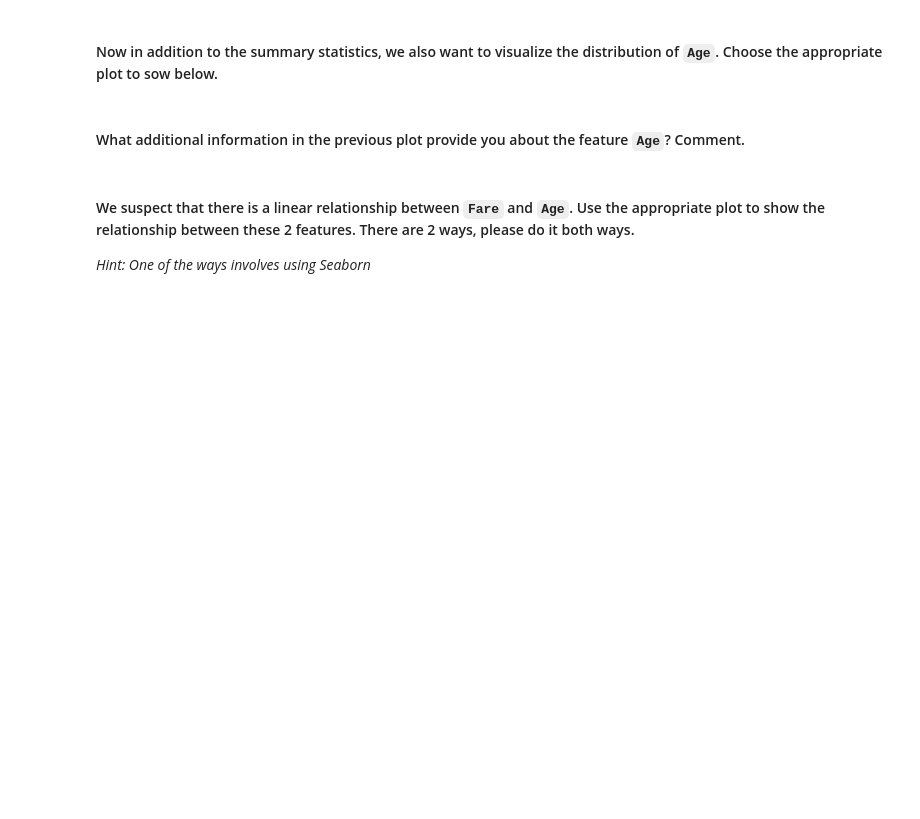
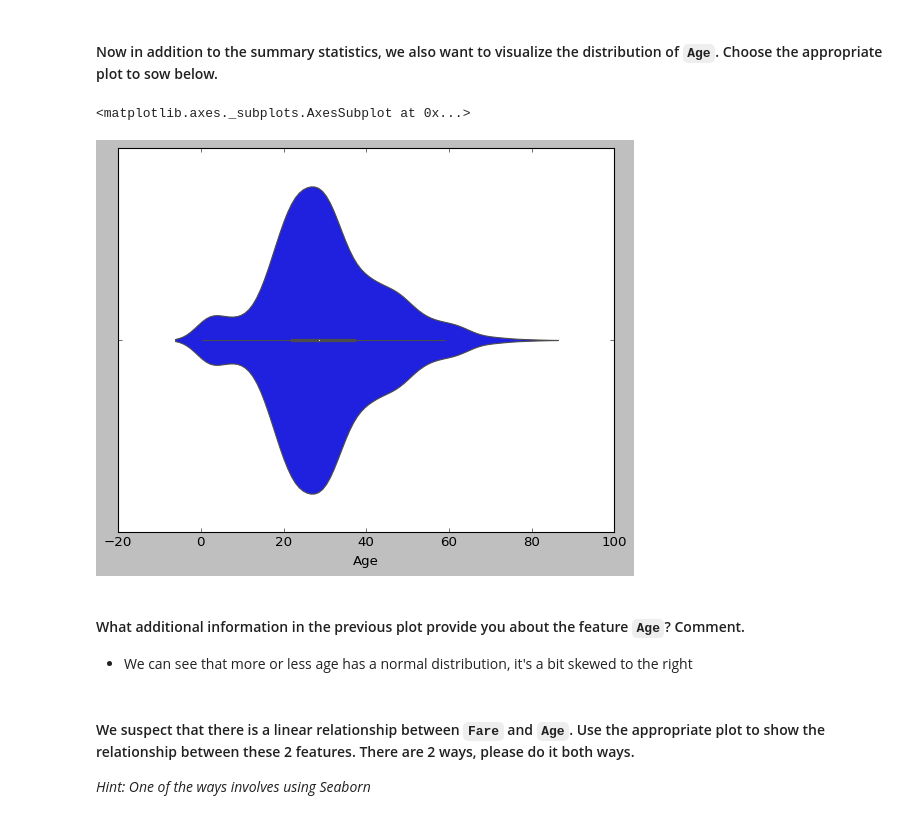
Before and after one commit to marisfont/madrid-oct-2018, a Jupyter notebook: module-2/lab-matplotlib-seaborn/your-code/challenge-3.ipynb, the cells around one changed output. Saved outputs shown, nothing was run; the diff lists cells and outputs as text; code cells hidden in the pictures; blank space fills up the shorter version.

```diff
--- a/module-2/lab-matplotlib-seaborn/your-code/challenge-3.ipynb
+++ b/module-2/lab-matplotlib-seaborn/your-code/challenge-3.ipynb
@@ -171,2 +183,8 @@ TypeError: unsupported operand type(s) for /: 'str' and 'int'
+# %%
+sns.violinplot(titanic.Age)
+# %% [output]
+<matplotlib.axes._subplots.AxesSubplot at 0x...>
+[figure, added]
 # %% [markdown]
 #### What additional information in the previous plot provide you about the feature `Age`? Comment.
+- We can see that more or less age has a normal distribution, it's a bit skewed to the right
```
Also changed, not shown: parts of 21 cells of this notebook.
